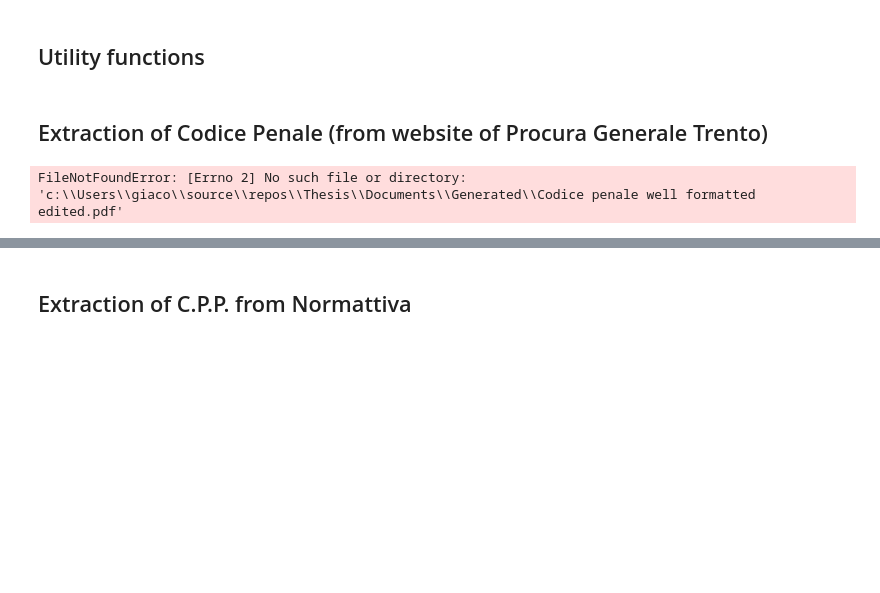
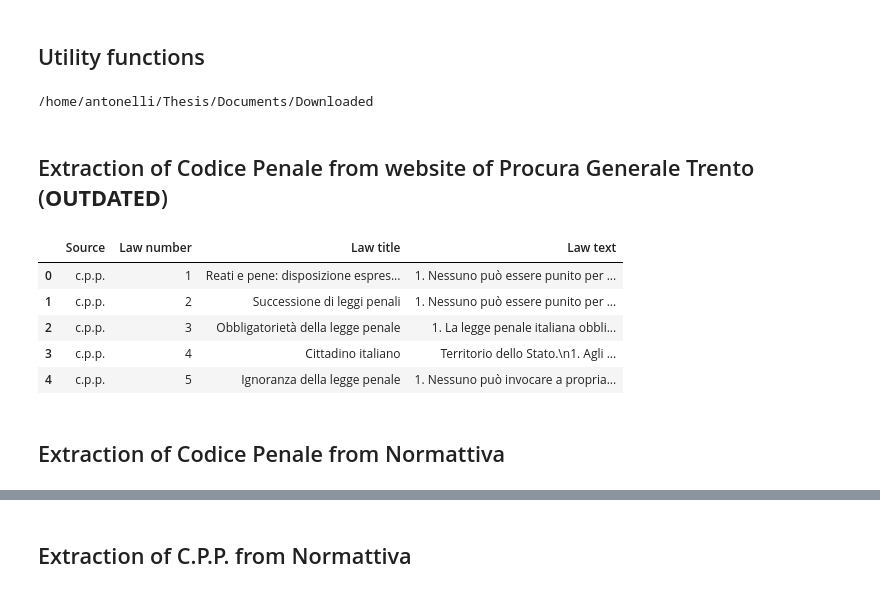
Before and after one commit to IGieckI/Thesis, a Jupyter notebook: Data/Laws extraction.ipynb, the cells around one changed output, grey strips where cells are left out. Saved outputs shown, nothing was run; the diff lists cells and outputs as text; code cells hidden in the pictures; blank space fills up the shorter version.

```diff
--- a/Data/Laws extraction.ipynb
+++ b/Data/Laws extraction.ipynb
@@ -23,14 +23,14 @@ from selenium.webdriver.chrome.options import Options
 ## Utility functions
 # %%
 isLinux = True
-default_linux_path = os.getcwd().replace("/Data/Console Python Scripts", "/Documents/Downloaded")
-default_windows_path = os.getcwd().replace("\\Data\\Console\ Python\ Scripts", "\\Documents\\Downloaded\\")
+default_linux_path = os.getcwd().replace("/Data", "/Documents/Downloaded") if "/Data" in os.getcwd() else os.getcwd() + "/Documents/Downloaded"
+default_windows_path = os.getcwd().replace("\\Data", "\\Documents\\Downloaded") if "\\Data" in os.getcwd() else os.getcwd() + "\\Documents\\Downloaded"
 default_path = default_linux_path if isLinux else default_windows_path
 
 DEFAULT_SAVE_DIR = default_path.replace("/Downloaded", "/Generated") if isLinux else default_path.replace("\\Downloaded", "\\Generated")
 CHROME_DRIVERS_PATH = "/home/antonelli/chromedriver-linux64/chromedriver" if isLinux else "C:\\Users\\giaco\\Downloads\\chromedriver-win64\\chromedriver.exe"
 
-CODICE_PENALE_PDF = DEFAULT_SAVE_DIR + ("/Codice penale well formatted edited.pdf" if isLinux else "\\Codice penale well formatted edited.pdf")
+CODICE_PENALE_PDF = default_path + ("/Codice penale well formatted edited.pdf" if isLinux else "\\Codice penale well formatted edited.pdf")
 CODICE_PENALE_CSV = DEFAULT_SAVE_DIR + ("/Codice penale well formatted edited.csv" if isLinux else "\\Codice penale well formatted edited.csv")
 
 CPP_CSV = DEFAULT_SAVE_DIR + ("/Codice procedura penale.csv" if isLinux else "\\Codice procedura penale.csv")
@@ -126,34 +126,43 @@ def clearCommaContent(content):
     content = re.sub(r'<.+?>', "", content)
 
     return content
+# %% [output]
+/home/antonelli/Thesis/Documents/Downloaded
 # %% [markdown]
-## Extraction of Codice Penale (from website of Procura Generale Trento)
+## Extraction of Codice Penale from website of Procura Generale Trento (**OUTDATED**)
 # %%
 def find_articles(text):
     # Remove all sections starting with "LIBRO"
     text = re.sub(r'LIBRO.*?(?=Articolo n\.|$)', '', text, flags=re.DOTALL)
 
     pattern = r'(Articolo n\..*?)(\n.*?)(?=\nArticolo n\.|$)'
     matches = re.findall(pattern, text, re.DOTALL)
     return matches
 
 text = extract_text_from_pdf(CODICE_PENALE_PDF)
 
 matches = find_articles(text)
 
 data = []
 for article in matches:
     law_number = article[0].split("Articolo n.")[1] # Get everything after "Articolo n."
     law_text = article[1].strip()
     if '.' in law_text:
         law_title, law_text = map(str.strip, law_text.split('.', 1))
     else:
         law_title = ''
-    data.append({'Law number': law_number, 'Law title': law_title, 'Law text': law_text})
+    data.append({'Source': "c.p.p.",'Law number': law_number, 'Law title': law_title, 'Law text': law_text})
 
-df = pd.DataFrame(data)
-df.to_csv(CODICE_PENALE_CSV, index=False)
+df_cp = pd.DataFrame(data)
+df_cp.to_csv(CODICE_PENALE_CSV, index=False)
 
-df.head()
+df_cp.head()
 # %% [output]
-FileNotFoundError: [Errno 2] No such file or directory: 'c:\\Users\\giaco\\source\\repos\\Thesis\\Documents\\Generated\\Codice penale well formatted edited.pdf'
+|  | Source | Law number | Law title | Law text |
+| 0 | c.p.p. | 1 | Reati e pene: disposizione espres... | 1. Nessuno può essere punito per ... |
+| 1 | c.p.p. | 2 | Successione di leggi penali | 1. Nessuno può essere punito per ... |
+| 2 | c.p.p. | 3 | Obbligatorietà della legge penale | 1. La legge penale italiana obbli... |
+| 3 | c.p.p. | 4 | Cittadino italiano | Territorio dello Stato.\n1. Agli ... |
+| 4 | c.p.p. | 5 | Ignoranza della legge penale | 1. Nessuno può invocare a propria... |
+# %% [markdown]
+## Extraction of Codice Penale from Normattiva
```
Also changed, not shown: parts of 4 cells of this notebook, 6 other files.
